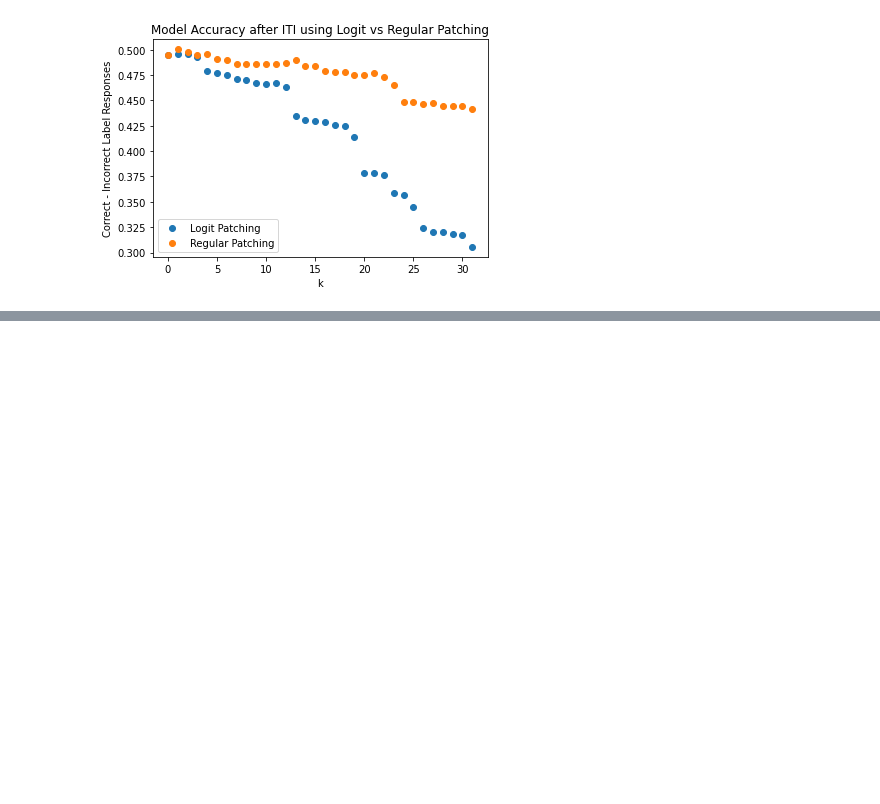
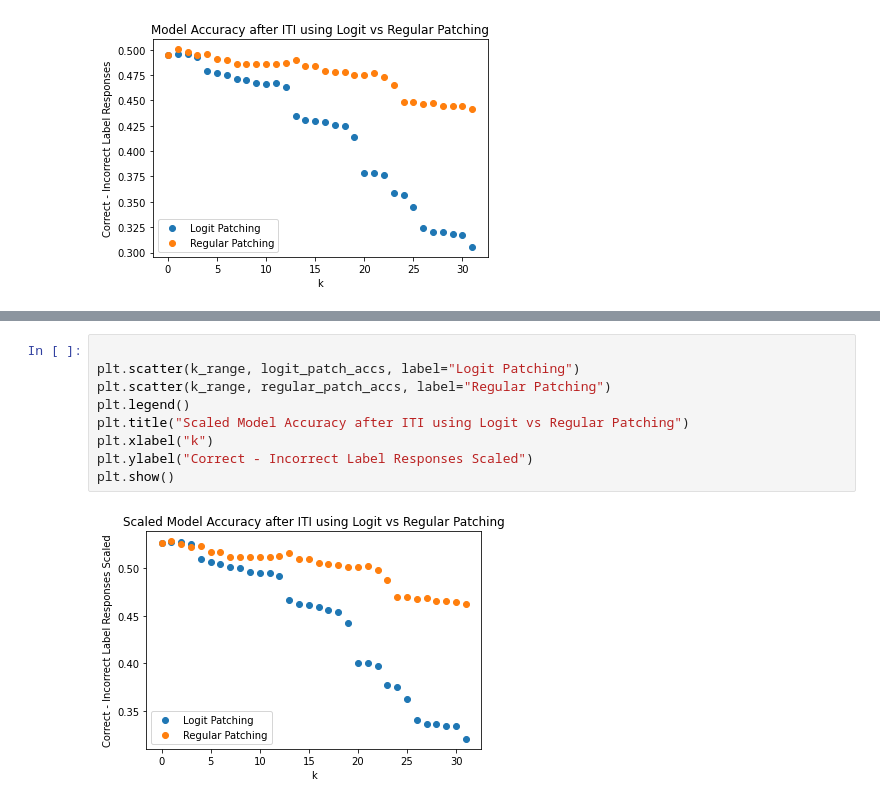
Before and after one commit to magikarp01/iti_capstone, a Jupyter notebook: iti_accuracy.ipynb, the cells around one changed output, grey strips where cells are left out. Saved outputs shown, nothing was run; the diff lists cells and outputs as text; blank space fills up the shorter version.

Commit message:
Scaled accuracy

```diff
--- a/iti_accuracy.ipynb
+++ b/iti_accuracy.ipynb
@@ -299,0 +511,11 @@ Text(0, 0.5, 'Correct - Incorrect Label Responses')
+# %%
+
+plt.scatter(k_range, logit_patch_accs, label="Logit Patching")
+plt.scatter(k_range, regular_patch_accs, label="Regular Patching")
+plt.legend()
+plt.title("Scaled Model Accuracy after ITI using Logit vs Regular Patching")
+plt.xlabel("k")
+plt.ylabel("Correct - Incorrect Label Responses Scaled")
+plt.show()
+# %% [output]
+[figure, added]
```
Also changed, not shown: parts of 3 cells of this notebook, 1 other file.
